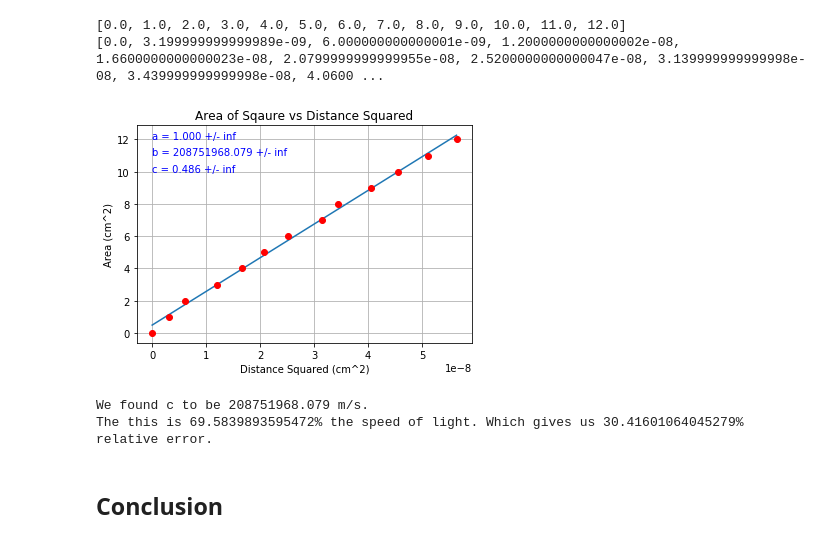
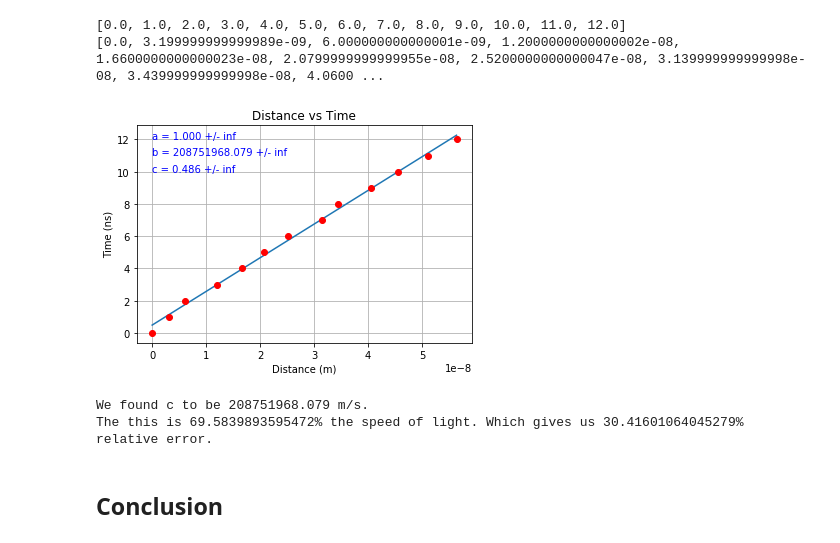
Before and after one commit to jsribaud/PHY363, a Jupyter notebook: lab03/lab03_nf_jc.ipynb, the cells around one changed output. Saved outputs shown, nothing was run; the diff lists cells and outputs as text; code cells hidden in the pictures.

```diff
--- a/lab03/lab03_nf_jc.ipynb
+++ b/lab03/lab03_nf_jc.ipynb
@@ -48,20 +48,20 @@ print(normalized_time)
 # %%
 popt, pcov = curve_fit(func, normalized_time, normalized_distance)
 plt.plot(normalized_time, np.polyval(popt, normalized_time), '-')
 
 plt.text(0, 12, r"a = {0:.3f} +/- {1:.3f}".format(popt[0], pcov[0,0]**0.5),color="blue")
 plt.text(0, 11, r"b = {0:.3f} +/- {1:.3f}".format(popt[1], pcov[1,1]**0.5),color="blue")
 plt.text(0, 10, r"c = {0:.3f} +/- {1:.3f}".format(popt[2], pcov[2,2]**0.5),color="blue")
 plt.grid()
 plt.plot(normalized_time, normalized_distance, 'ro')
-plt.title("Area of Sqaure vs Distance Squared")
-plt.xlabel("Distance Squared (cm^2)")
-plt.ylabel("Area (cm^2)")
+plt.title("Distance vs Time")
+plt.xlabel("Distance (m)")
+plt.ylabel("Time (ns)")
 plt.show()
 print("We found c to be {0:.3f} m/s.".format(popt[1]))
 print("The this is {0}% the speed of light. Which gives us {1}% relative error.".format(popt[1]/3e8 * 100, abs(popt[1]-3e8)/3e8*100))
 # %% [output]
-[figure, old version]
+[figure, new version]
 We found c to be 208751968.079 m/s.
 The this is 69.5839893595472% the speed of light. Which gives us 30.41601064045279% relative error.
 # %% [markdown]
```
Also changed, not shown: parts of 3 cells of this notebook.
